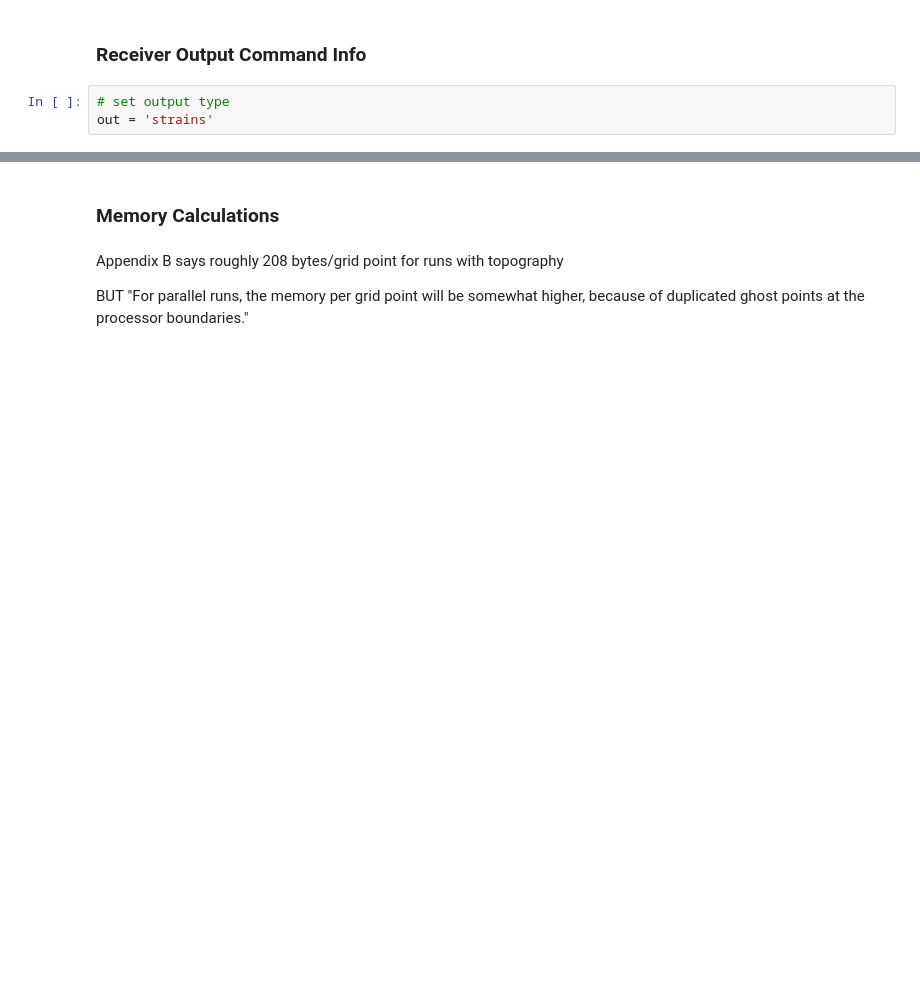
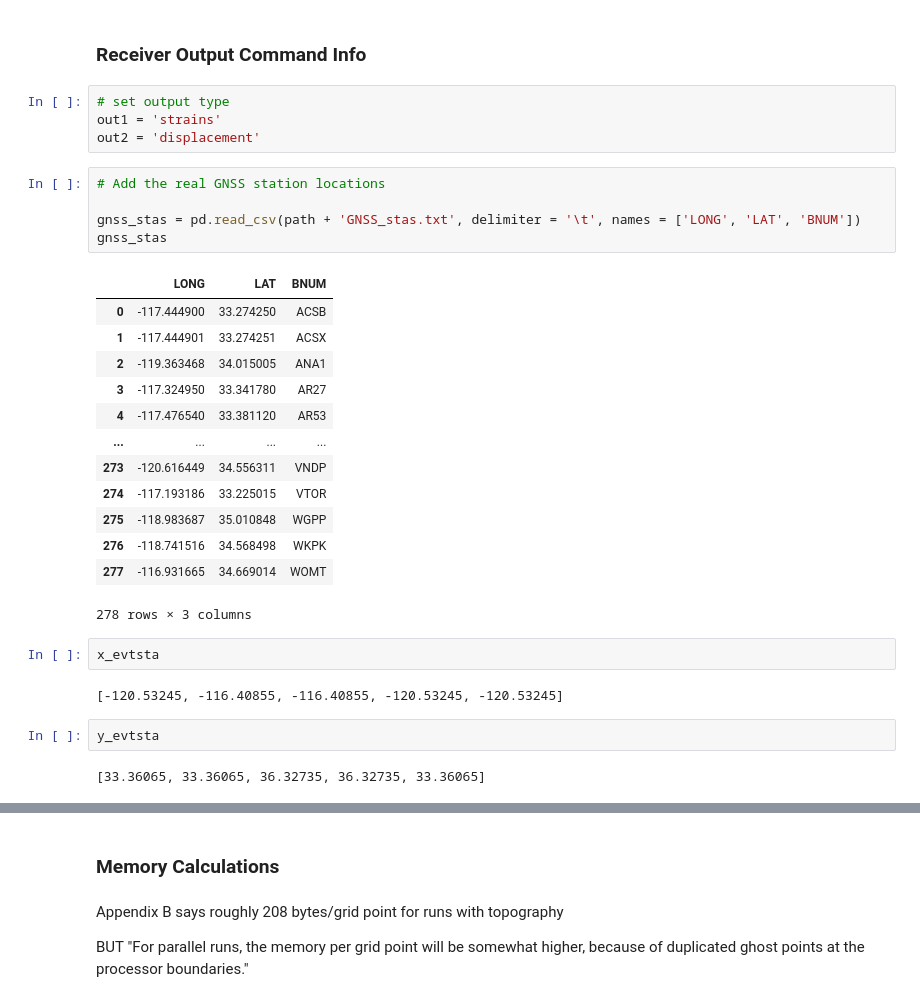
Before and after one commit to UO-Geophysics/sw4_strain, a Jupyter notebook: ProblemSetup.ipynb, the cells around one changed output, grey strips where cells are left out. Drawn from its saved outputs; the diff is of its cells as text; blank space fills up the shorter version.

```diff
--- a/ProblemSetup.ipynb
+++ b/ProblemSetup.ipynb
@@ -451,4 +446,32 @@ print(f"Model grid spacing (h) should be at least {int(step_size)} m for a frequ
 ### Receiver Output Command Info
 # %%
 # set output type
-out = 'strains'
+out1 = 'strains'
+out2 = 'displacement'
+# %%
+# Add the real GNSS station locations
+
+gnss_stas = pd.read_csv(path + 'GNSS_stas.txt', delimiter = '\t', names = ['LONG', 'LAT', 'BNUM'])
+gnss_stas
+# %% [output]
+|  | LONG | LAT | BNUM |
+| 0 | -117.444900 | 33.274250 | ACSB |
+| 1 | -117.444901 | 33.274251 | ACSX |
+| 2 | -119.363468 | 34.015005 | ANA1 |
+| 3 | -117.324950 | 33.341780 | AR27 |
+| 4 | -117.476540 | 33.381120 | AR53 |
+| ... | ... | ... | ... |
+| 273 | -120.616449 | 34.556311 | VNDP |
+| 274 | -117.193186 | 33.225015 | VTOR |
+| 275 | -118.983687 | 35.010848 | WGPP |
+| 276 | -118.741516 | 34.568498 | WKPK |
+| 277 | -116.931665 | 34.669014 | WOMT |
+278 rows × 3 columns
+# %%
+x_evtsta
+# %% [output]
+[-120.53245, -116.40855, -116.40855, -120.53245, -120.53245]
+# %%
+y_evtsta
+# %% [output]
+[33.36065, 33.36065, 36.32735, 36.32735, 33.36065]
```
Also changed, not shown: parts of 9 cells of this notebook, 7 other files.
